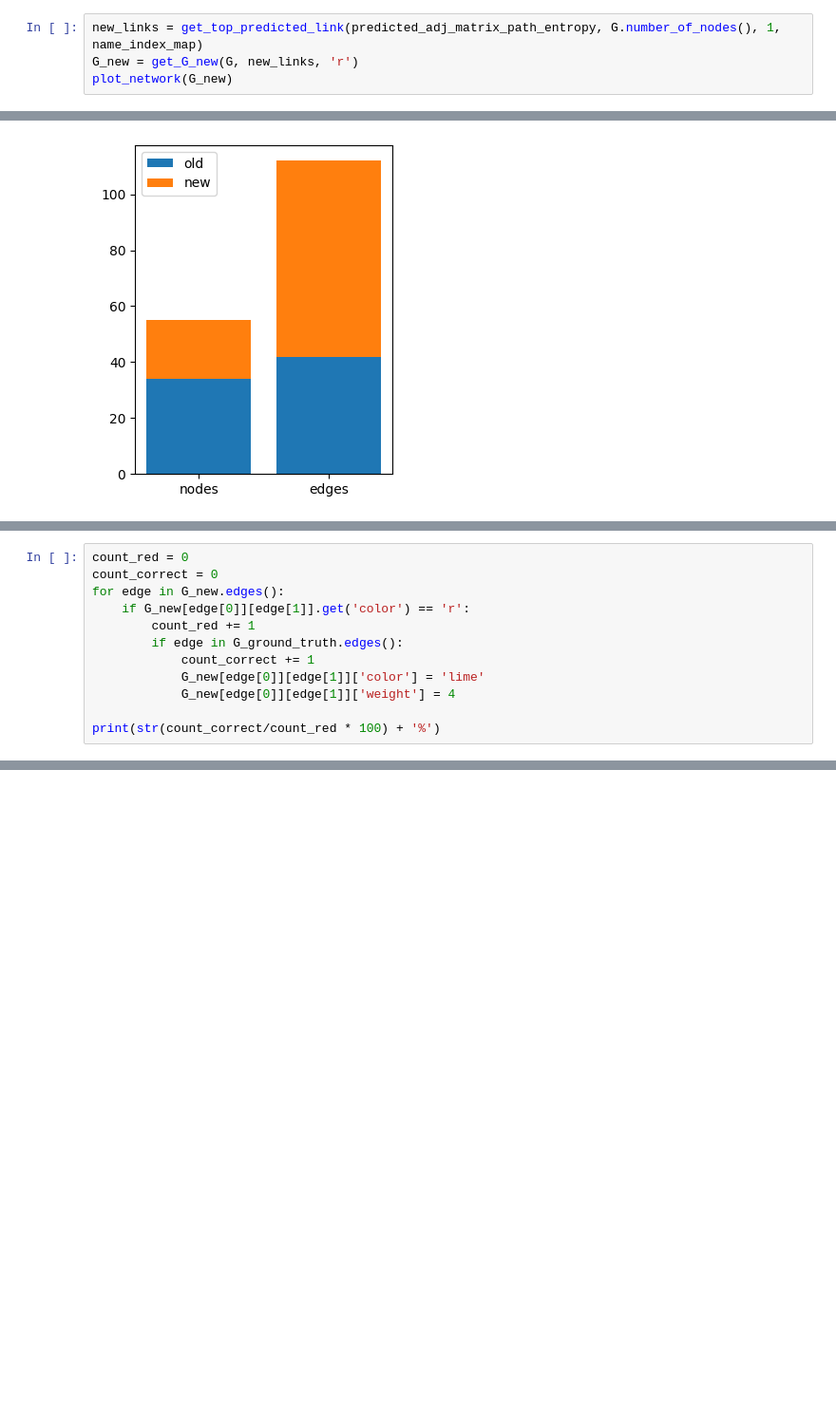
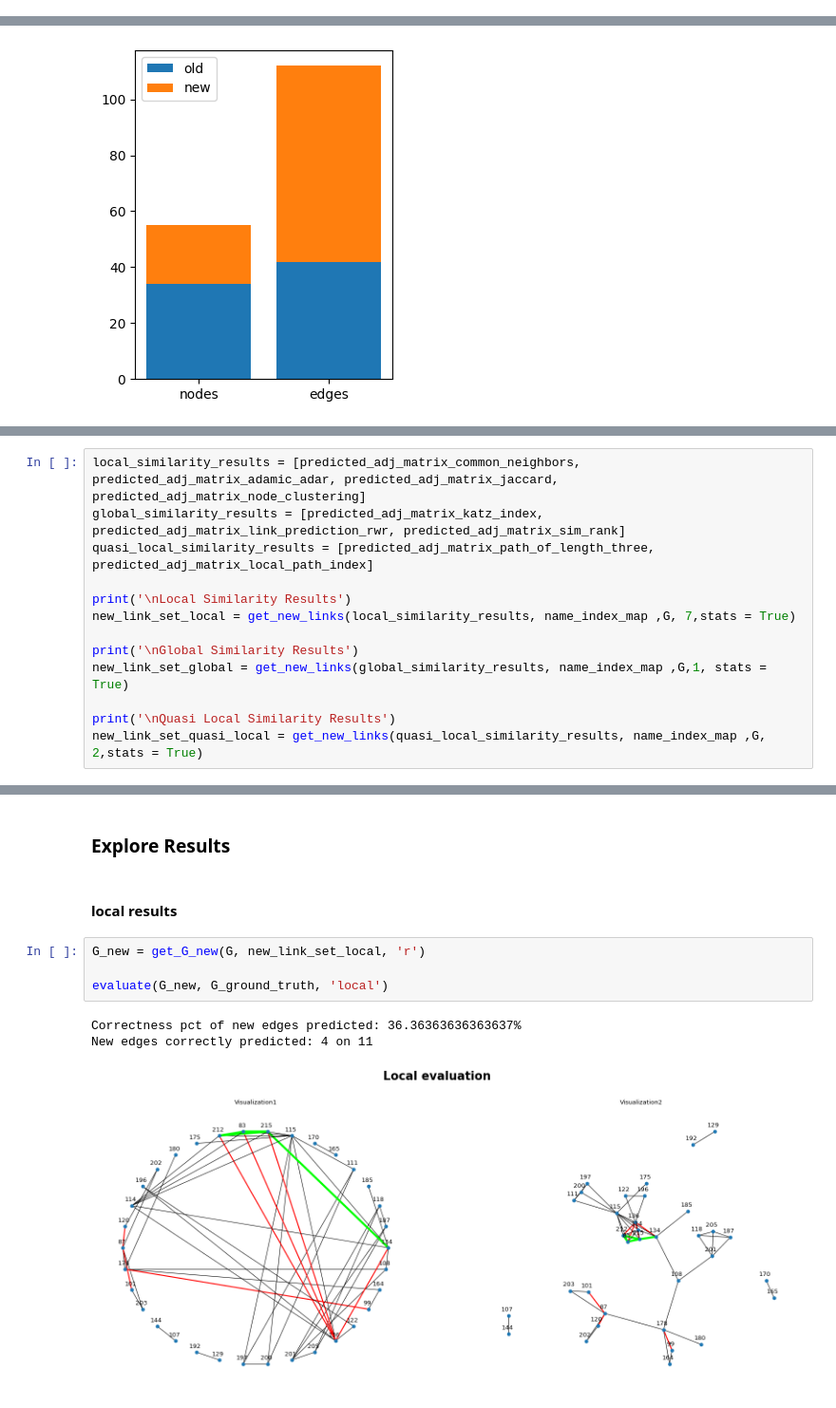
Before and after one commit to CristianCosci/ComplexNetworkAnalysis, a Jupyter notebook: social_network_analysis.ipynb, the cells around one changed output, grey strips where cells are left out. Shown at 95% size. Drawn from its saved outputs; the diff is of its cells as text; blank space fills up the shorter version.

```diff
--- a/social_network_analysis.ipynb
+++ b/social_network_analysis.ipynb
@@ -244,4 +108,0 @@ plot_network(G_new)
-# %%
-new_links = get_top_predicted_link(predicted_adj_matrix_path_entropy, G.number_of_nodes(), 1, name_index_map)
-G_new = get_G_new(G, new_links, 'r')
-plot_network(G_new)
@@ -356,12 +211,0 @@ plt.legend(['old', 'new'])
-# %%
-count_red = 0
-count_correct = 0
-for edge in G_new.edges():
-    if G_new[edge[0]][edge[1]].get('color') == 'r':
-        count_red += 1
-        if edge in G_ground_truth.edges():
-            count_correct += 1
-            G_new[edge[0]][edge[1]]['color'] = 'lime'
-            G_new[edge[0]][edge[1]]['weight'] = 4
-
-print(str(count_correct/count_red * 100) + '%')
@@ -373,0 +290,13 @@ plot_network(G_new)
+# %%
+local_similarity_results = [predicted_adj_matrix_common_neighbors, predicted_adj_matrix_adamic_adar, predicted_adj_matrix_jaccard, predicted_adj_matrix_node_clustering]
+global_similarity_results = [predicted_adj_matrix_katz_index, predicted_adj_matrix_link_prediction_rwr, predicted_adj_matrix_sim_rank]
+quasi_local_similarity_results = [predicted_adj_matrix_path_of_length_three, predicted_adj_matrix_local_path_index]
+
+print('\nLocal Similarity Results')
+new_link_set_local = get_new_links(local_similarity_results, name_index_map ,G, 7,stats = True)
+
+print('\nGlobal Similarity Results')
+new_link_set_global = get_new_links(global_similarity_results, name_index_map ,G,1, stats = True)
+
+print('\nQuasi Local Similarity Results')
+new_link_set_quasi_local = get_new_links(quasi_local_similarity_results, name_index_map ,G, 2,stats = True)
@@ -373,0 +315,12 @@ plot_network(G_new)
+# %% [markdown]
+### Explore Results
+# %% [markdown]
+#### local results
+# %%
+G_new = get_G_new(G, new_link_set_local, 'r')
+
+evaluate(G_new, G_ground_truth, 'local')
+# %% [output]
+Correctness pct of new edges predicted: 36.36363636363637%
+New edges correctly predicted: 4 on 11
+[figure, added]
```
Also changed, not shown: parts of 48 cells of this notebook.
